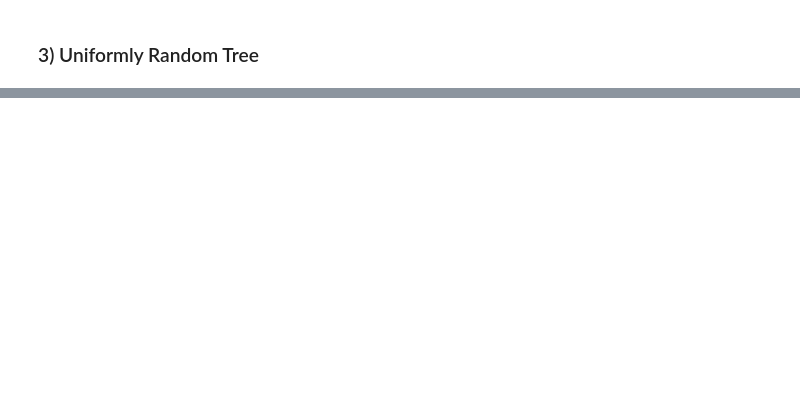
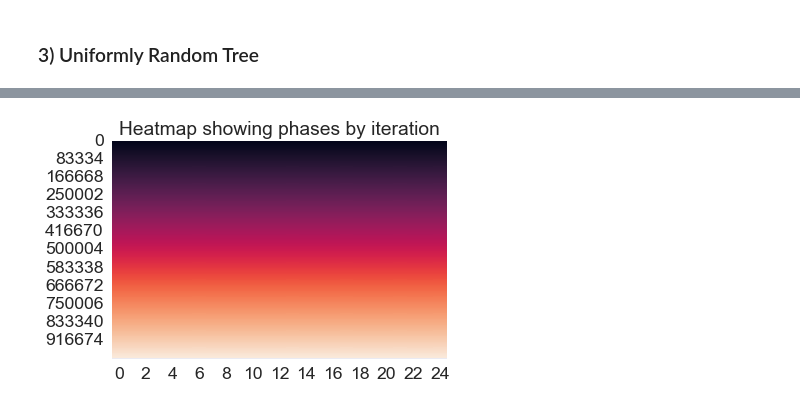
Before and after one commit to BryaneX455/reu2022, a Jupyter notebook: Kuramoto Model/Half Synchronization.ipynb, the cells around one changed output, grey strips where cells are left out. Saved outputs shown, nothing was run; the diff lists cells and outputs as text; code cells hidden in the pictures; blank space fills up the shorter version.

```diff
--- a/Kuramoto Model/Half Synchronization.ipynb
+++ b/Kuramoto Model/Half Synchronization.ipynb
@@ -77,0 +86,4 @@ plt.set_title('Half-Synchronization Random Tree Graph');
+# %%
+plot_heatmap(sim);
+# %% [output]
+[figure, added]
```
Also changed, not shown: parts of 8 cells of this notebook, 8 other files.
